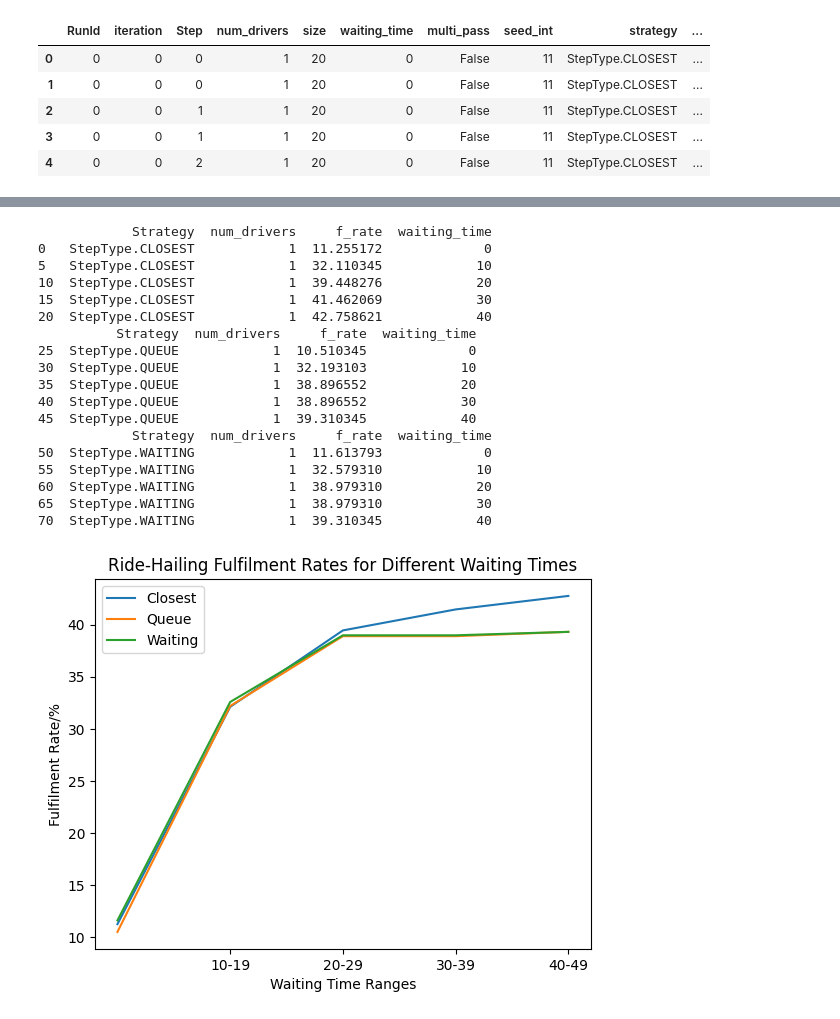
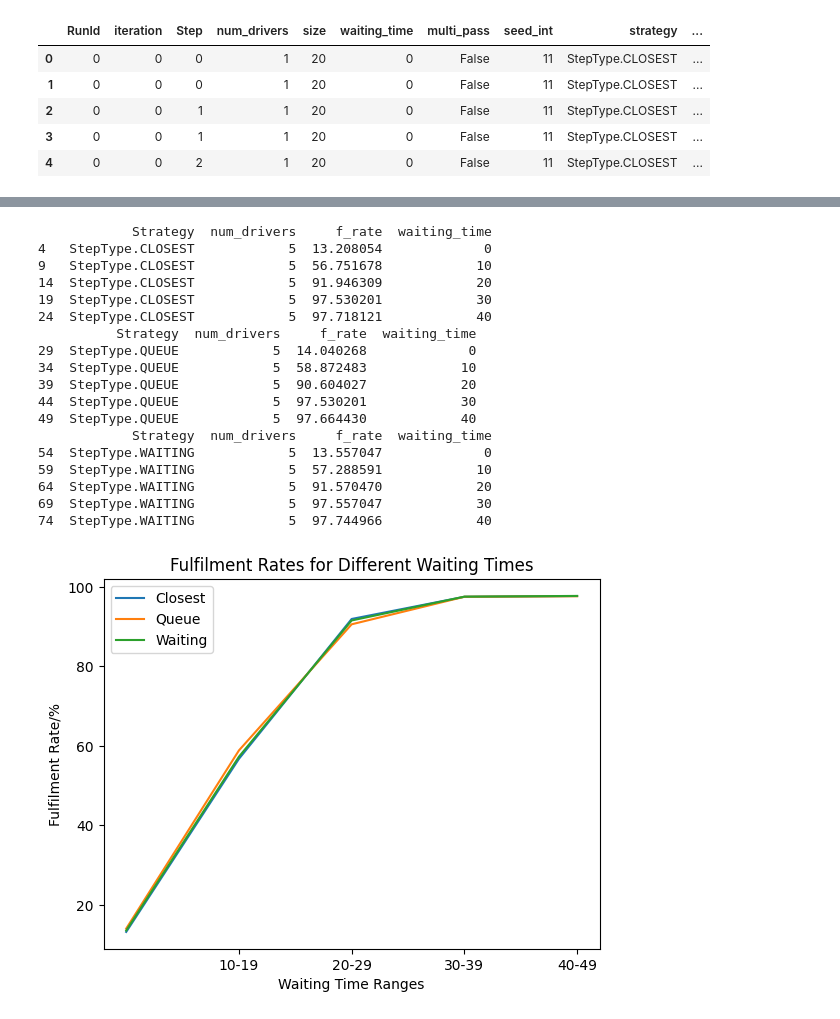
Before and after one commit to lokhei/Ridesharing-Simulation, a Jupyter notebook: TransportModel/Ride-hailing Analysis/sensitivity/waiting.ipynb, the cells around one changed output, grey strips where cells are left out. Saved outputs shown, nothing was run; the diff lists cells and outputs as text; code cells hidden in the pictures.

```diff
--- a/TransportModel/Ride-hailing Analysis/sensitivity/waiting.ipynb
+++ b/TransportModel/Ride-hailing Analysis/sensitivity/waiting.ipynb
@@ -137,7 +137,7 @@ f_rates
 # %%
 f_rates
 
-n = 1
+n = 5
 n_f_rates = f_rates[f_rates["num_drivers"] == n]
 display(n_f_rates)
 
@@ -153,7 +153,7 @@ for name, group in groups:
 
 ax.set_xlabel('Waiting Time Ranges')
 ax.set_ylabel('Fulfilment Rate/%')
-ax.set_title('Ride-Hailing Fulfilment Rates for Different Waiting Times')
+ax.set_title('Fulfilment Rates for Different Waiting Times')
 plt.xticks([15, 25, 35,45], ['10-19', '20-29', '30-39', '40-49'])
 
 plt.legend(['Closest', 'Queue', 'Waiting'])
@@ -178,19 +178,19 @@ plt.savefig(f"figures/hailing_frate_waiting_{n}car")
             Strategy  num_drivers     f_rate  waiting_time
-0   StepType.CLOSEST            1  11.255172             0
-5   StepType.CLOSEST            1  32.110345            10
-10  StepType.CLOSEST            1  39.448276            20
-15  StepType.CLOSEST            1  41.462069            30
-20  StepType.CLOSEST            1  42.758621            40
+4   StepType.CLOSEST            5  13.208054             0
+9   StepType.CLOSEST            5  56.751678            10
+14  StepType.CLOSEST            5  91.946309            20
+19  StepType.CLOSEST            5  97.530201            30
+24  StepType.CLOSEST            5  97.718121            40
           Strategy  num_drivers     f_rate  waiting_time
-25  StepType.QUEUE            1  10.510345             0
-30  StepType.QUEUE            1  32.193103            10
-35  StepType.QUEUE            1  38.896552            20
-40  StepType.QUEUE            1  38.896552            30
-45  StepType.QUEUE            1  39.310345            40
+29  StepType.QUEUE            5  14.040268             0
+34  StepType.QUEUE            5  58.872483            10
+39  StepType.QUEUE            5  90.604027            20
+44  StepType.QUEUE            5  97.530201            30
+49  StepType.QUEUE            5  97.664430            40
             Strategy  num_drivers     f_rate  waiting_time
-50  StepType.WAITING            1  11.613793             0
-55  StepType.WAITING            1  32.579310            10
-60  StepType.WAITING            1  38.979310            20
-65  StepType.WAITING            1  38.979310            30
-70  StepType.WAITING            1  39.310345            40
+54  StepType.WAITING            5  13.557047             0
+59  StepType.WAITING            5  57.288591            10
+64  StepType.WAITING            5  91.570470            20
+69  StepType.WAITING            5  97.557047            30
+74  StepType.WAITING            5  97.744966            40
-[figure, old version]
+[figure, new version]
```
Also changed, not shown: parts of 2 cells of this notebook, 8 other files.
